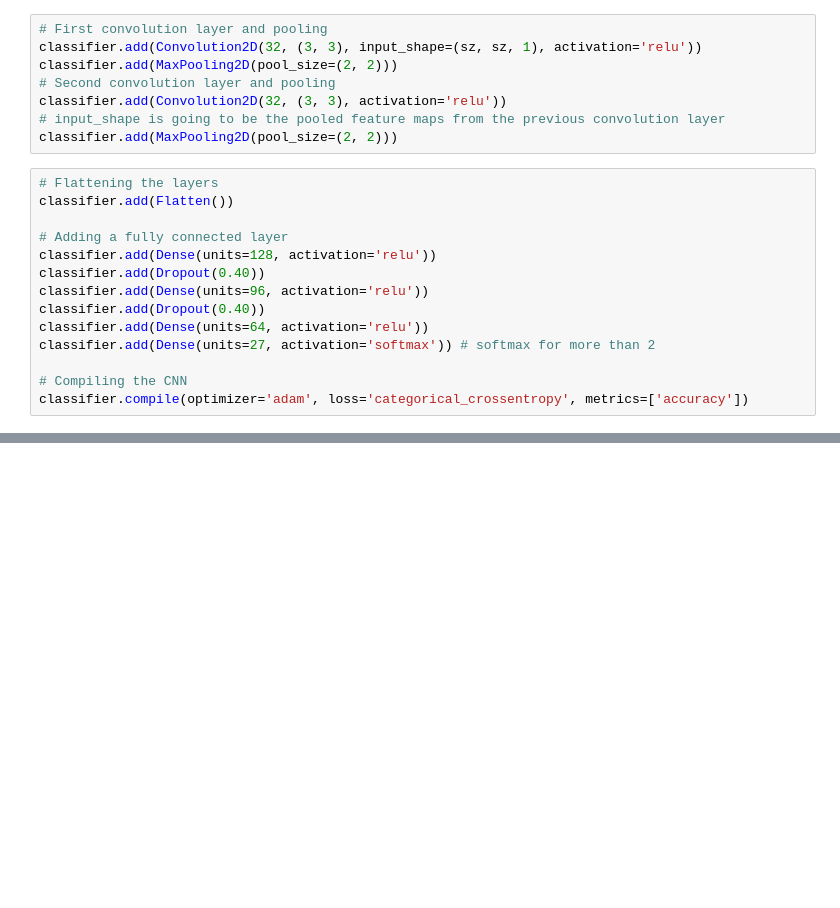
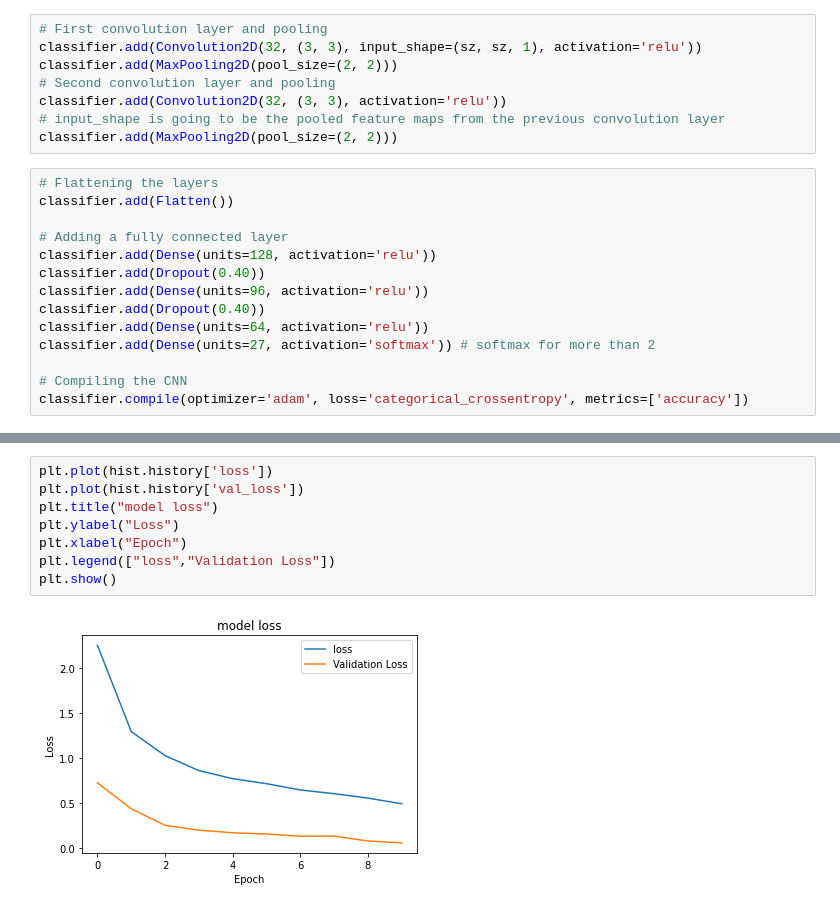
Before and after one commit to pranitha2144/SignLanguagetoText, a Jupyter notebook: Experiment0.ipynb, the cells around one changed output, grey strips where cells are left out. Cells and saved outputs as stored; diff of their text form; blank space fills up the shorter version.

```diff
--- a/Experiment0.ipynb
+++ b/Experiment0.ipynb
@@ -166,0 +119,10 @@ ValueError: ignored
+# %%
+plt.plot(hist.history['loss'])
+plt.plot(hist.history['val_loss'])
+plt.title("model loss")
+plt.ylabel("Loss")
+plt.xlabel("Epoch")
+plt.legend(["loss","Validation Loss"])
+plt.show()
+# %% [output]
+[figure, added]
```
Also changed, not shown: parts of 10 cells of this notebook.
